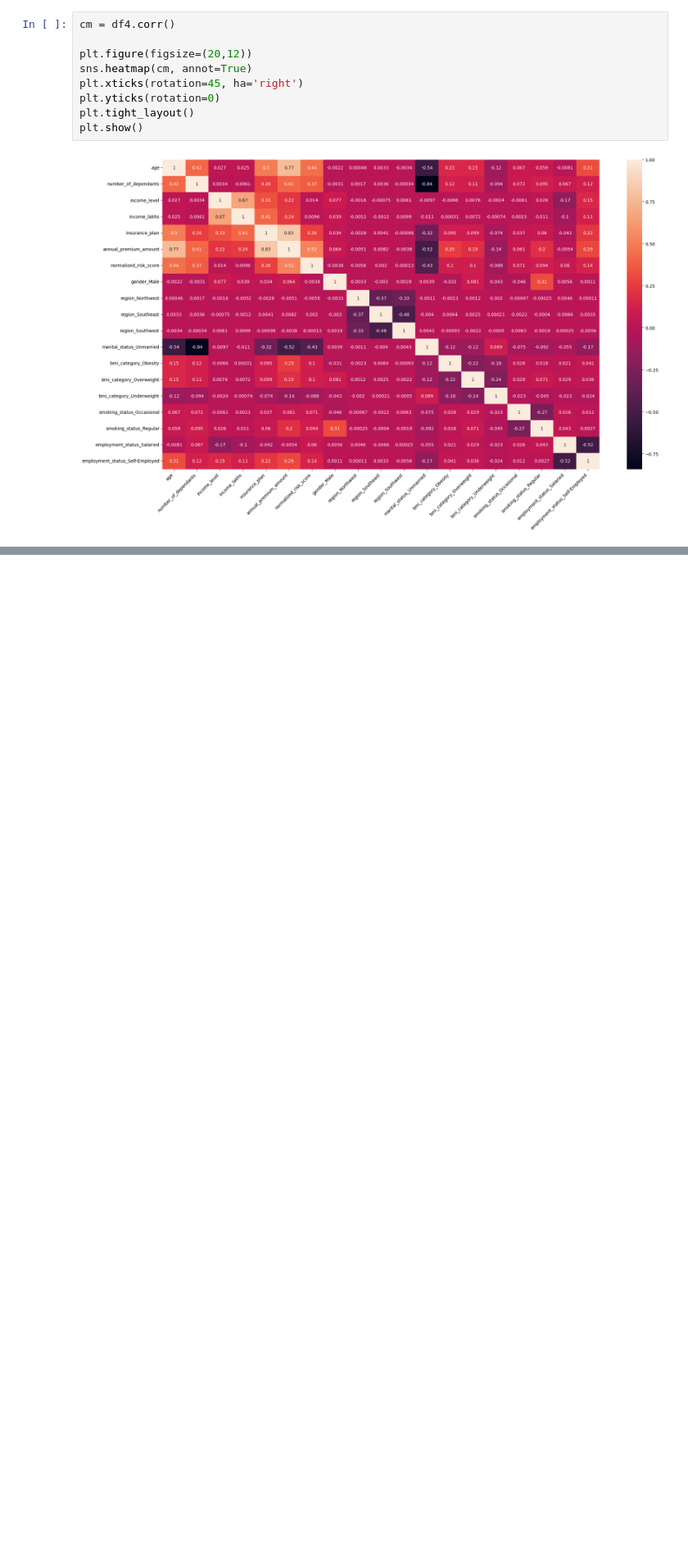
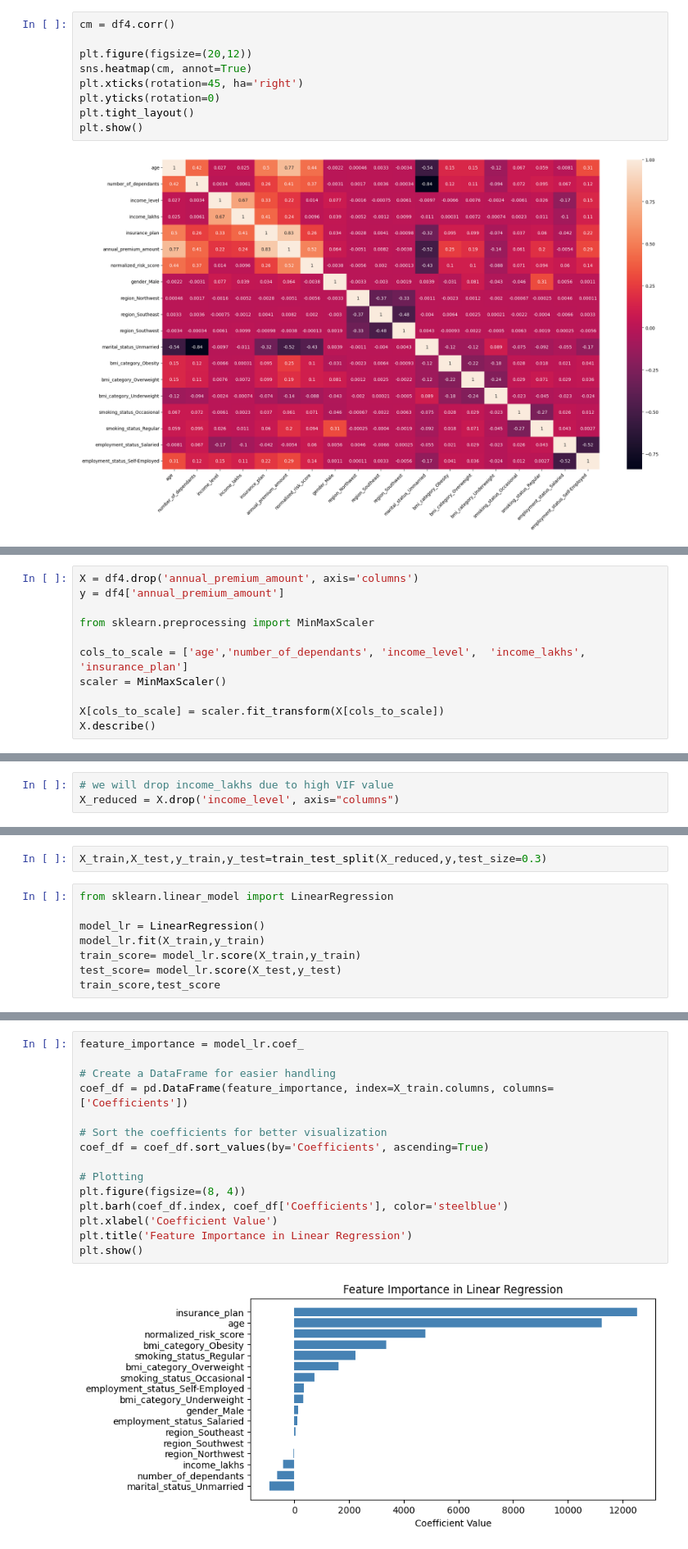
Before and after one commit to gianlucapes/health_care_premium, a Jupyter notebook: notebook/ml_prem_prediction.ipynb, the cells around one changed output, grey strips where cells are left out. Shown at 82% size. Saved outputs shown, nothing was run; the diff lists cells and outputs as text; blank space fills up the shorter version.

Commit message:
feature engine and model training

```diff
--- a/notebook/ml_prem_prediction.ipynb
+++ b/notebook/ml_prem_prediction.ipynb
@@ -373,0 +389,11 @@ plt.show()
+# %%
+X = df4.drop('annual_premium_amount', axis='columns')
+y = df4['annual_premium_amount']
+
+from sklearn.preprocessing import MinMaxScaler
+
+cols_to_scale = ['age','number_of_dependants', 'income_level',  'income_lakhs', 'insurance_plan']
+scaler = MinMaxScaler()
+
+X[cols_to_scale] = scaler.fit_transform(X[cols_to_scale])
+X.describe()
@@ -373,0 +459,3 @@ plt.show()
+# %%
+# we will drop income_lakhs due to high VIF value
+X_reduced = X.drop('income_level', axis="columns")
@@ -373,0 +464,10 @@ plt.show()
+# %%
+X_train,X_test,y_train,y_test=train_test_split(X_reduced,y,test_size=0.3)
+# %%
+from sklearn.linear_model import LinearRegression
+
+model_lr = LinearRegression()
+model_lr.fit(X_train,y_train)
+train_score= model_lr.score(X_train,y_train)
+test_score= model_lr.score(X_test,y_test)
+train_score,test_score
@@ -373,0 +505,17 @@ plt.show()
+# %%
+feature_importance = model_lr.coef_
+
+# Create a DataFrame for easier handling
+coef_df = pd.DataFrame(feature_importance, index=X_train.columns, columns=['Coefficients'])
+
+# Sort the coefficients for better visualization
+coef_df = coef_df.sort_values(by='Coefficients', ascending=True)
+
+# Plotting
+plt.figure(figsize=(8, 4))
+plt.barh(coef_df.index, coef_df['Coefficients'], color='steelblue')
+plt.xlabel('Coefficient Value')
+plt.title('Feature Importance in Linear Regression')
+plt.show()
+# %% [output]
+[figure, added]
```
Also changed, not shown: parts of 21 cells of this notebook, 2 other files.
